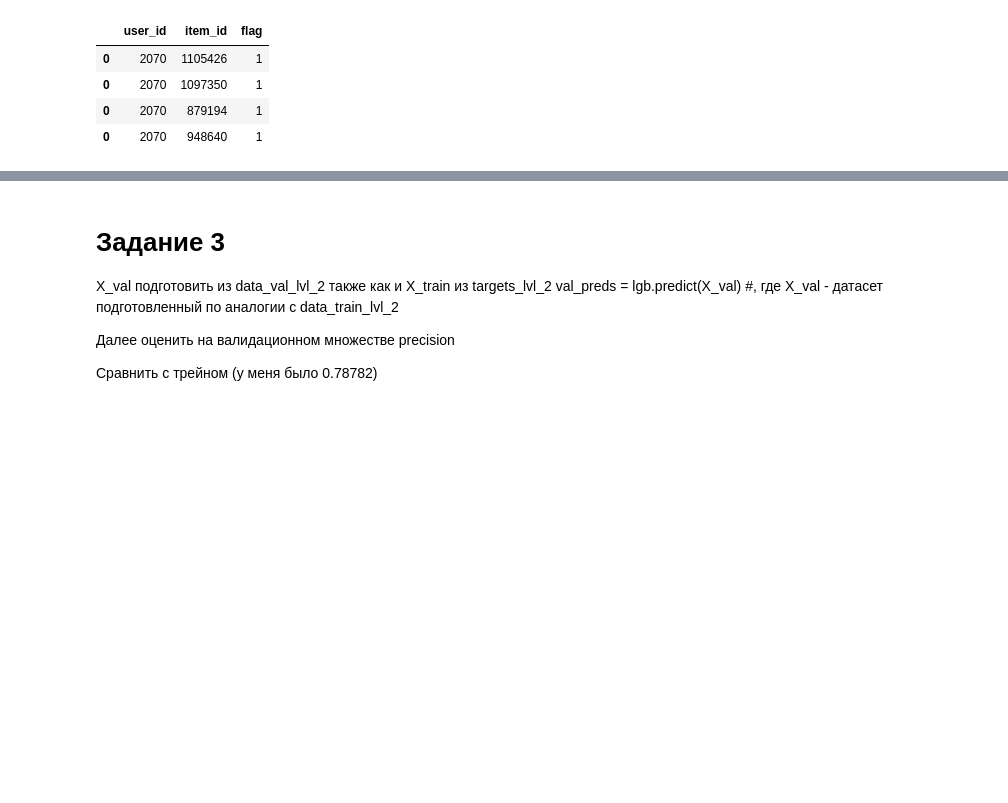
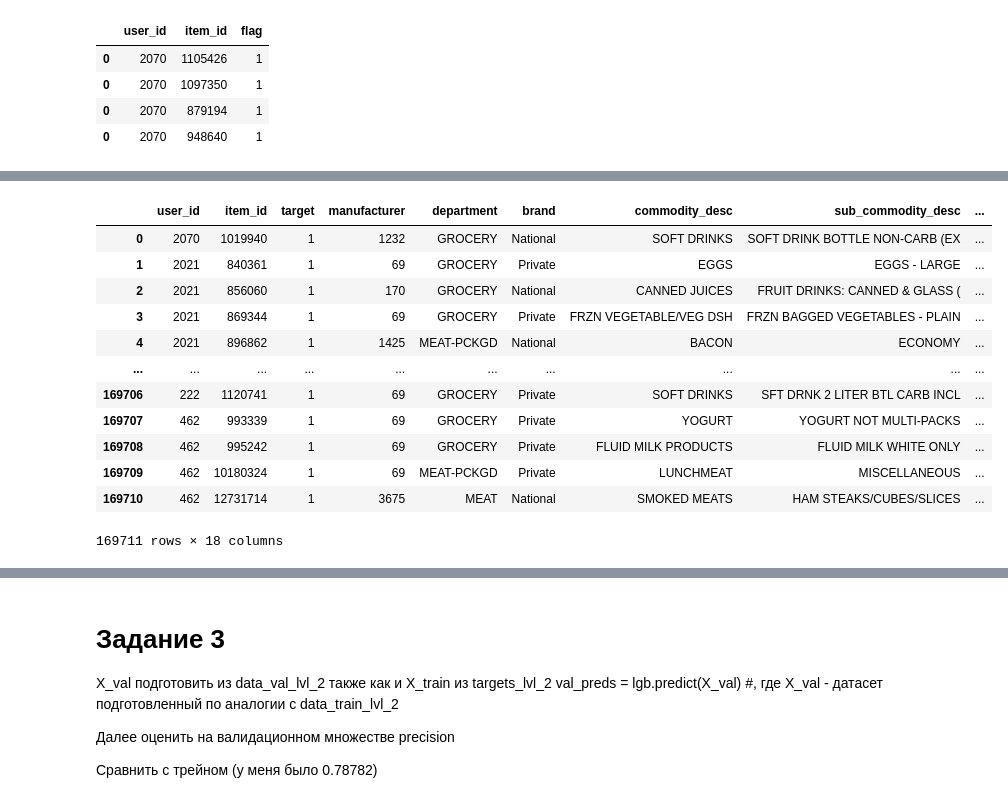
Before and after one commit to fandom170/Recommend_systems, a Jupyter notebook: Lesson_6/hw_webinar_6.ipynb, the cells around one changed output, grey strips where cells are left out. Cells and saved outputs as stored; diff of their text form; code cells hidden in the pictures; blank space fills up the shorter version.

```diff
--- a/Lesson_6/hw_webinar_6.ipynb
+++ b/Lesson_6/hw_webinar_6.ipynb
@@ -327,0 +370,3 @@ targets_lvl_2.head(3)
+# %%
+avg_buy = pd.DataFrame(tmp_df[['user_id', 'day', 'quantity']].groupby('user_id').agg({'quantity':'sum'}))
+avg_buy.head()
@@ -327,0 +381,4 @@ targets_lvl_2.head(3)
+# %%
+avg_buy['disp'] = (avg_buy['quantity'] - avg_buy['quantity'].mean())/avg_buy['quantity'].mean()
+# %%
+avg_buy.drop('quantity', axis=1, inplace = True)
@@ -328,3 +399,21 @@ targets_lvl_2.head(3)
+# %%
+targets_lvl_2 = targets_lvl_2.merge(avg_buy, how='left', on='user_id')
+# %%
+targets_lvl_2
+# %% [output]
+|  | user_id | item_id | target | manufacturer | department | brand | commodity_desc | sub_commodity_desc | ... |
+| 0 | 2070 | 1019940 | 1 | 1232 | GROCERY | National | SOFT DRINKS | SOFT DRINK BOTTLE NON-CARB (EX | ... |
+| 1 | 2021 | 840361 | 1 | 69 | GROCERY | Private | EGGS | EGGS - LARGE | ... |
+| 2 | 2021 | 856060 | 1 | 170 | GROCERY | National | CANNED JUICES | FRUIT DRINKS: CANNED & GLASS ( | ... |
+| 3 | 2021 | 869344 | 1 | 69 | GROCERY | Private | FRZN VEGETABLE/VEG DSH | FRZN BAGGED VEGETABLES - PLAIN | ... |
+| 4 | 2021 | 896862 | 1 | 1425 | MEAT-PCKGD | National | BACON | ECONOMY | ... |
+| ... | ... | ... | ... | ... | ... | ... | ... | ... | ... |
+| 169706 | 222 | 1120741 | 1 | 69 | GROCERY | Private | SOFT DRINKS | SFT DRNK 2 LITER BTL CARB INCL | ... |
+| 169707 | 462 | 993339 | 1 | 69 | GROCERY | Private | YOGURT | YOGURT NOT MULTI-PACKS | ... |
+| 169708 | 462 | 995242 | 1 | 69 | GROCERY | Private | FLUID MILK PRODUCTS | FLUID MILK WHITE ONLY | ... |
+| 169709 | 462 | 10180324 | 1 | 69 | MEAT-PCKGD | Private | LUNCHMEAT | MISCELLANEOUS | ... |
+| 169710 | 462 | 12731714 | 1 | 3675 | MEAT | National | SMOKED MEATS | HAM STEAKS/CUBES/SLICES | ... |
+169711 rows × 18 columns
 # %%
 X_train = targets_lvl_2.drop('target', axis=1)
 y_train = targets_lvl_2[['target']]
```
Also changed, not shown: parts of 57 cells of this notebook.
